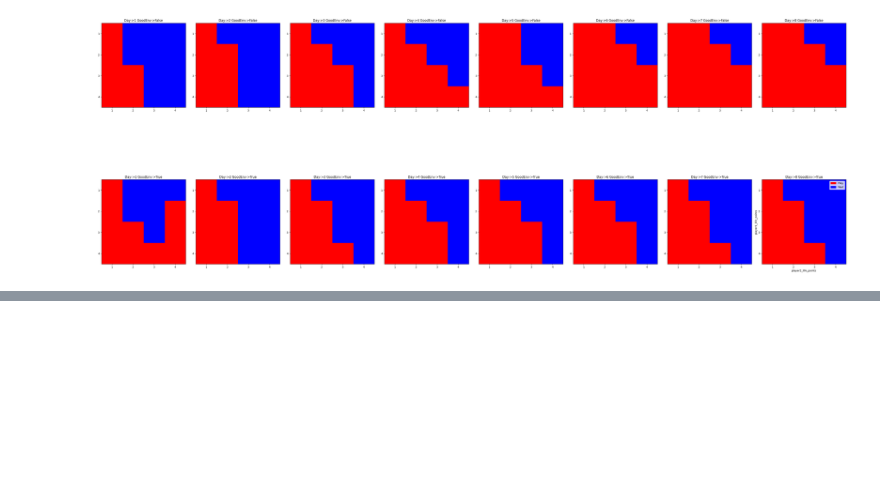
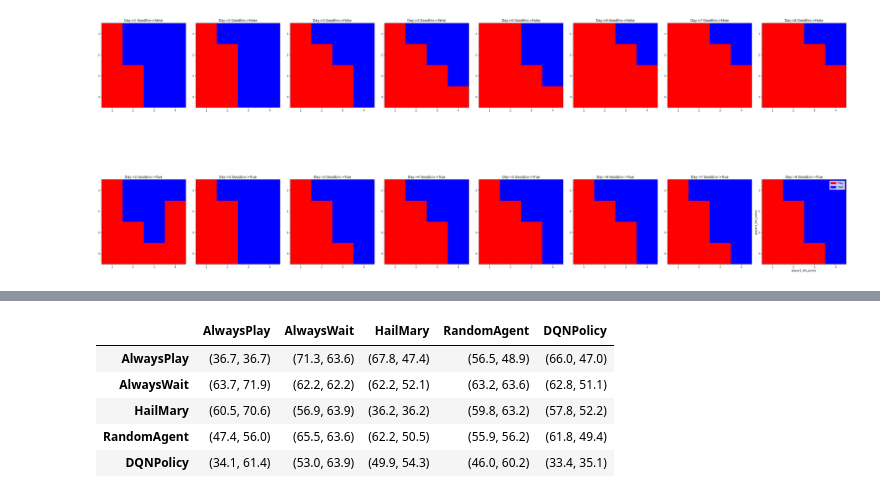
Before and after one commit to faizankshaikh/HomMul, a Jupyter notebook: experiments/trial1.ipynb, the cells around one changed output, grey strips where cells are left out. Drawn from its saved outputs; the diff is of its cells as text; code cells hidden in the pictures; blank space fills up the shorter version.

```diff
--- a/experiments/trial1.ipynb
+++ b/experiments/trial1.ipynb
@@ -1090,0 +1175,13 @@ plt.show()
+# %%
+arr = [str(tuple(np.around(x, 2))) for x in df[["player1_mean_death_rate", "player2_mean_death_rate"]].values]
+arr = np.reshape(arr, (5, 5))
+arr
+
+pd.DataFrame(arr, columns=df.player1_name.unique(), index=df.player1_name.unique())
+# %% [output]
+|  | AlwaysPlay | AlwaysWait | HailMary | RandomAgent | DQNPolicy |
+| AlwaysPlay | (36.7, 36.7) | (71.3, 63.6) | (67.8, 47.4) | (56.5, 48.9) | (66.0, 47.0) |
+| AlwaysWait | (63.7, 71.9) | (62.2, 62.2) | (62.2, 52.1) | (63.2, 63.6) | (62.8, 51.1) |
+| HailMary | (60.5, 70.6) | (56.9, 63.9) | (36.2, 36.2) | (59.8, 63.2) | (57.8, 52.2) |
+| RandomAgent | (47.4, 56.0) | (65.5, 63.6) | (62.2, 50.5) | (55.9, 56.2) | (61.8, 49.4) |
+| DQNPolicy | (34.1, 61.4) | (53.0, 63.9) | (49.9, 54.3) | (46.0, 60.2) | (33.4, 35.1) |
```
Also changed, not shown: parts of 15 cells of this notebook.
